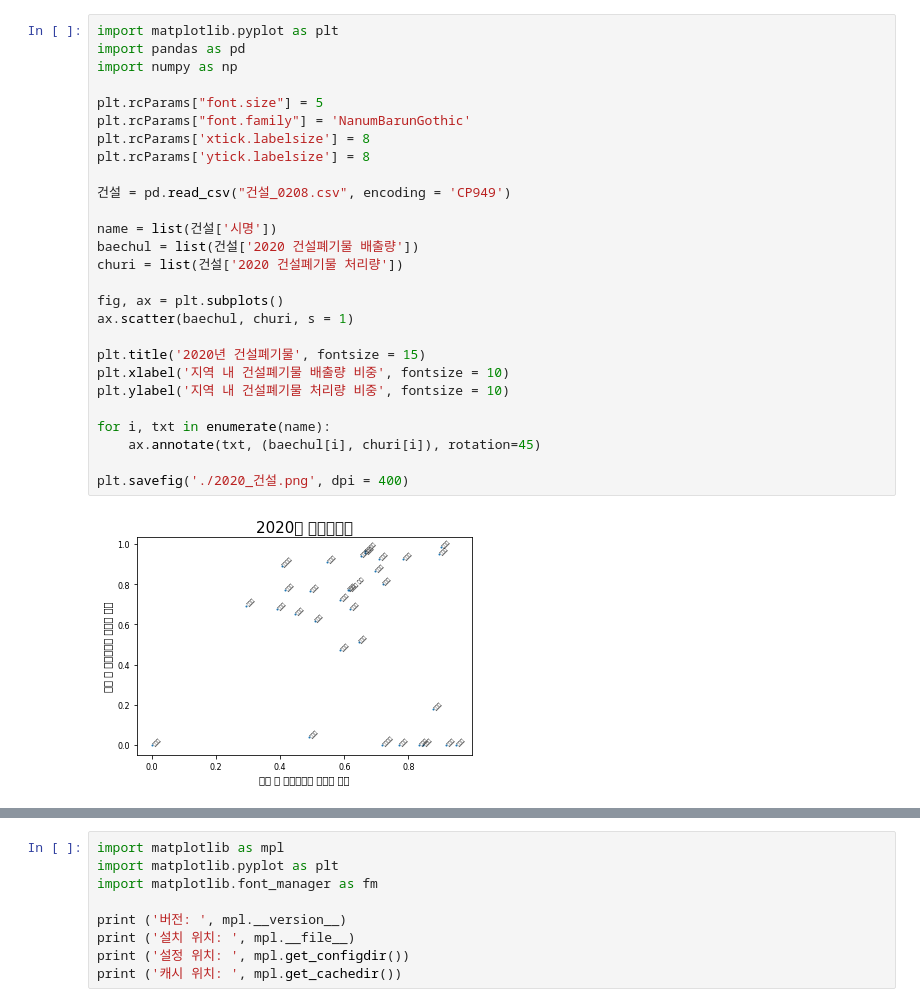
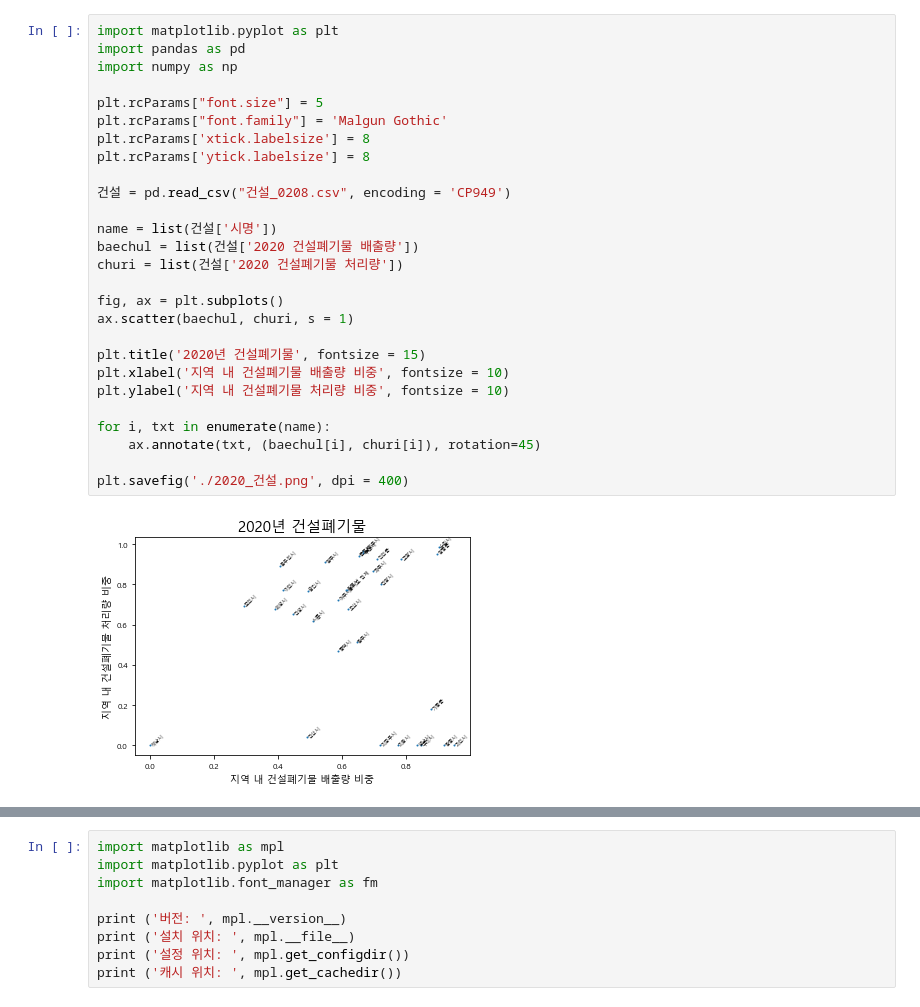
Before and after one commit to Lukaid/my_notebook, a Jupyter notebook: 0208 교수님 요청사항/prac_02.ipynb, the cells around one changed output, grey strips where cells are left out. Saved outputs shown, nothing was run; the diff lists cells and outputs as text.

Commit message:
font 수정

```diff
--- a/0208 교수님 요청사항/prac_02.ipynb
+++ b/0208 교수님 요청사항/prac_02.ipynb
@@ -1,31 +1,31 @@
 # %%
 import matplotlib.pyplot as plt
 import pandas as pd
 import numpy as np
 
 plt.rcParams["font.size"] = 5
-plt.rcParams["font.family"] = 'NanumBarunGothic'
+plt.rcParams["font.family"] = 'Malgun Gothic'
 plt.rcParams['xtick.labelsize'] = 8
 plt.rcParams['ytick.labelsize'] = 8
 
 건설 = pd.read_csv("건설_0208.csv", encoding = 'CP949')
 
 name = list(건설['시명'])
 baechul = list(건설['2020 건설폐기물 배출량'])
 churi = list(건설['2020 건설폐기물 처리량'])
 
 fig, ax = plt.subplots()
 ax.scatter(baechul, churi, s = 1)
 
 plt.title('2020년 건설폐기물', fontsize = 15)
 plt.xlabel('지역 내 건설폐기물 배출량 비중', fontsize = 10)
 plt.ylabel('지역 내 건설폐기물 처리량 비중', fontsize = 10)
 
 for i, txt in enumerate(name):
     ax.annotate(txt, (baechul[i], churi[i]), rotation=45)
 
 plt.savefig('./2020_건설.png', dpi = 400)
 # %% [output]
-[figure, old version]
+[figure, new version]
 # %%
 plt.rcParams["font.size"] = 5
```
Also changed, not shown: parts of 9 cells of this notebook, 8 other files.
